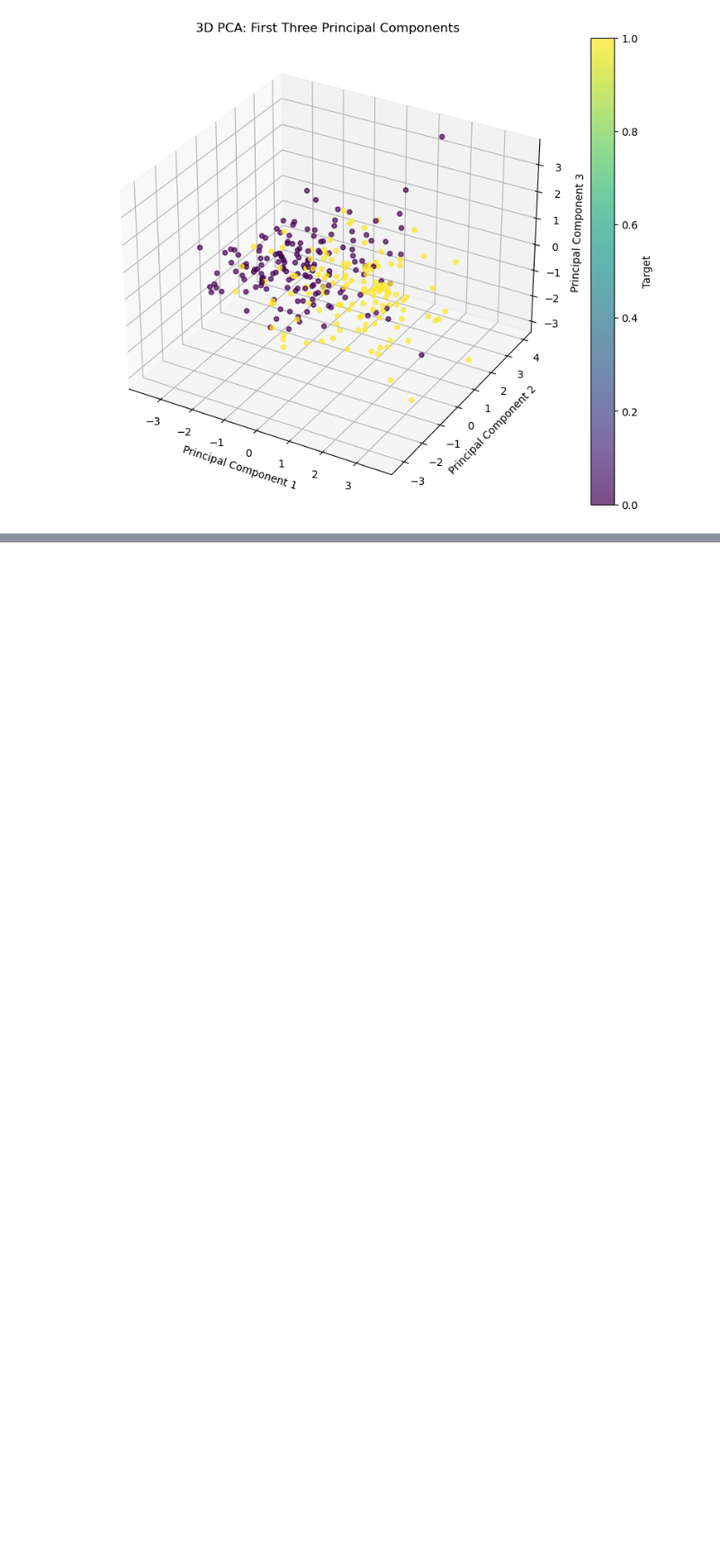
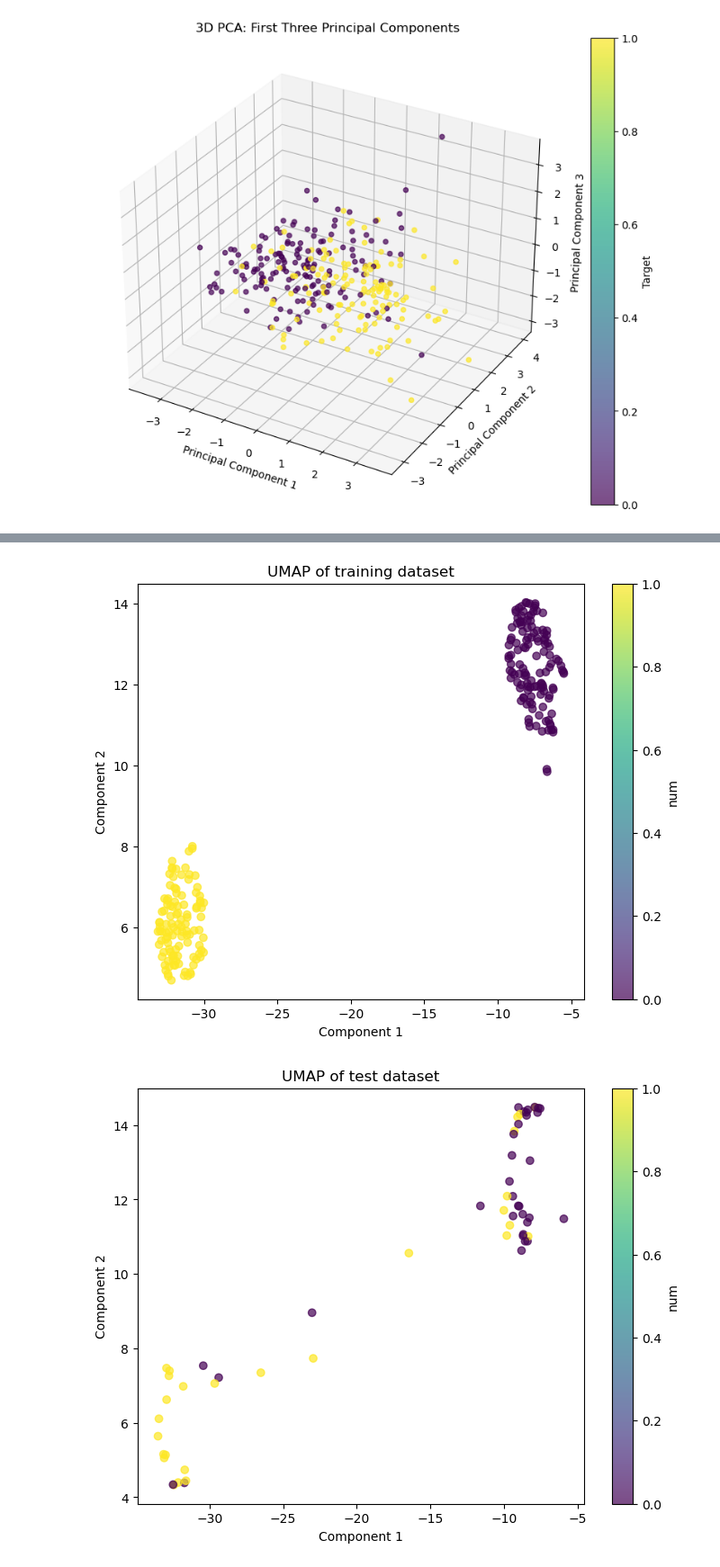
Before and after one commit to alicevk/GP-comparative-analysis, a Jupyter notebook: 1-EDA-and-Preprocessing/2-dimensionality-reduction.ipynb, the cells around one changed output, grey strips where cells are left out. Shown: that part at 90% size. Cells and saved outputs as stored; diff of their text form; code cells hidden in the pictures; blank space fills up the shorter version.

```diff
--- a/1-EDA-and-Preprocessing/2-dimensionality-reduction.ipynb
+++ b/1-EDA-and-Preprocessing/2-dimensionality-reduction.ipynb
@@ -116,0 +157,43 @@ However, considering that the normalized dataset has 28 features, it's a lot mor
+# %%
+# --------------- Testing the generalization capability of UMAP -------------- #
+
+# Split train and test data
+train_X, test_X, train_y, test_y = train_test_split(X_preproc, y, test_size=.2, random_state=82024)
+
+# Fit UMAP only to training data
+manifold = umap.UMAP().fit(train_X, train_y)
+X_train_umap = manifold.transform(train_X)
+
+# Transform test data
+X_test_umap = manifold.transform(test_X)
+X_total_umap = manifold.transform(X_preproc)
+
+# Plot training data
+plt.figure(figsize=(8, 6))
+scatter = plt.scatter(X_train_umap[:, 0], X_train_umap[:, 1], c=train_y, cmap='viridis', alpha=0.7)
+plt.title('UMAP of training dataset')
+plt.xlabel('Component 1')
+plt.ylabel('Component 2')
+plt.colorbar(scatter, label='num')
+plt.show()
+
+# Plot test data
+plt.figure(figsize=(8, 6))
+scatter = plt.scatter(X_test_umap[:, 0], X_test_umap[:, 1], c=test_y, cmap='viridis', alpha=0.7)
+plt.title('UMAP of test dataset')
+plt.xlabel('Component 1')
+plt.ylabel('Component 2')
+plt.colorbar(scatter, label='num')
+plt.show()
+
+# Plot all data
+plt.figure(figsize=(8, 6))
+scatter = plt.scatter(X_total_umap[:, 0], X_total_umap[:, 1], c=y, cmap='viridis', alpha=0.7)
+plt.title('UMAP of Dataset')
+plt.xlabel('Component 1')
+plt.ylabel('Component 2')
+plt.colorbar(scatter, label='num')
+plt.show()
+# %% [output]
+[figure, added]
+[figure, added]
```
Also changed, not shown: parts of 8 cells of this notebook.
